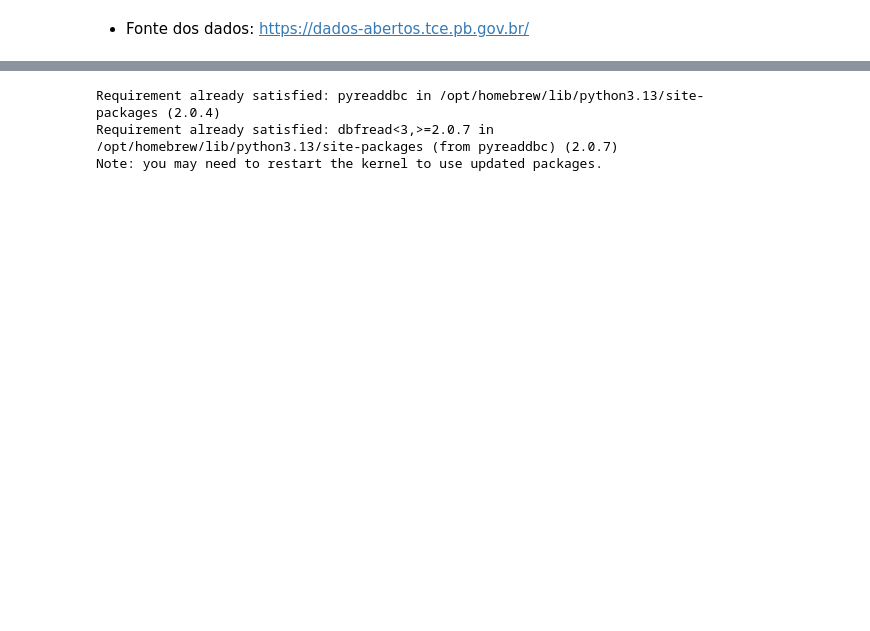
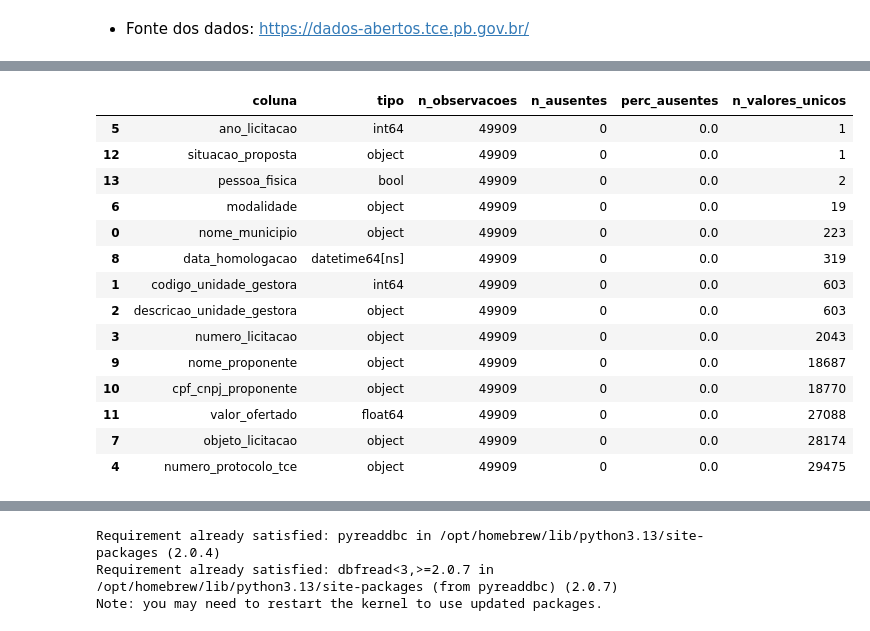
Before and after one commit to ufpbcdn/analise-dados, a Jupyter notebook: scripts/aula_read_sus.ipynb, the cells around one changed output, grey strips where cells are left out. Cells and saved outputs as stored; diff of their text form; code cells hidden in the pictures; blank space fills up the shorter version.

```diff
--- a/scripts/aula_read_sus.ipynb
+++ b/scripts/aula_read_sus.ipynb
@@ -27,0 +81,36 @@ memory usage: 728.6+ MB
+# %%
+# ------------------------------------------------------------
+# 3. Dicionário inicial das variáveis
+# ------------------------------------------------------------
+
+diagnostico_colunas = pd.DataFrame({
+    "coluna": df.columns,
+    "tipo": df.dtypes.astype(str).values,
+    "n_observacoes": df.notna().sum().values,
+    "n_ausentes": df.isna().sum().values,
+    "perc_ausentes": (df.isna().mean() * 100).round(2).values,
+    "n_valores_unicos": df.nunique(dropna=True).values
+})
+
+diagnostico_colunas = diagnostico_colunas.sort_values(
+    by=["perc_ausentes", "n_valores_unicos"],
+    ascending=[False, True]
+)
+
+display(diagnostico_colunas)
+# %% [output]
+|  | coluna | tipo | n_observacoes | n_ausentes | perc_ausentes | n_valores_unicos |
+| 5 | ano_licitacao | int64 | 49909 | 0 | 0.0 | 1 |
+| 12 | situacao_proposta | object | 49909 | 0 | 0.0 | 1 |
+| 13 | pessoa_fisica | bool | 49909 | 0 | 0.0 | 2 |
+| 6 | modalidade | object | 49909 | 0 | 0.0 | 19 |
+| 0 | nome_municipio | object | 49909 | 0 | 0.0 | 223 |
+| 8 | data_homologacao | datetime64[ns] | 49909 | 0 | 0.0 | 319 |
+| 1 | codigo_unidade_gestora | int64 | 49909 | 0 | 0.0 | 603 |
+| 2 | descricao_unidade_gestora | object | 49909 | 0 | 0.0 | 603 |
+| 3 | numero_licitacao | object | 49909 | 0 | 0.0 | 2043 |
+| 9 | nome_proponente | object | 49909 | 0 | 0.0 | 18687 |
+| 10 | cpf_cnpj_proponente | object | 49909 | 0 | 0.0 | 18770 |
+| 11 | valor_ofertado | float64 | 49909 | 0 | 0.0 | 27088 |
+| 7 | objeto_licitacao | object | 49909 | 0 | 0.0 | 28174 |
+| 4 | numero_protocolo_tce | object | 49909 | 0 | 0.0 | 29475 |
```
Also changed, not shown: parts of 13 cells of this notebook, 1 other file.
